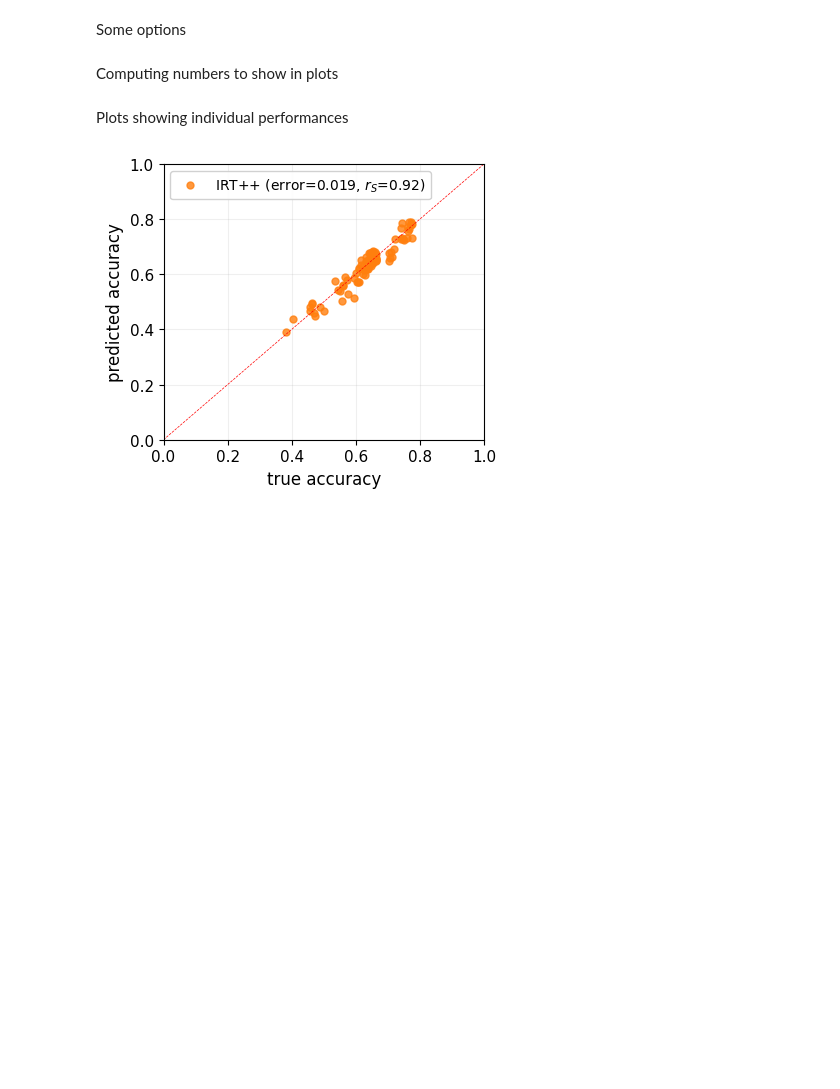
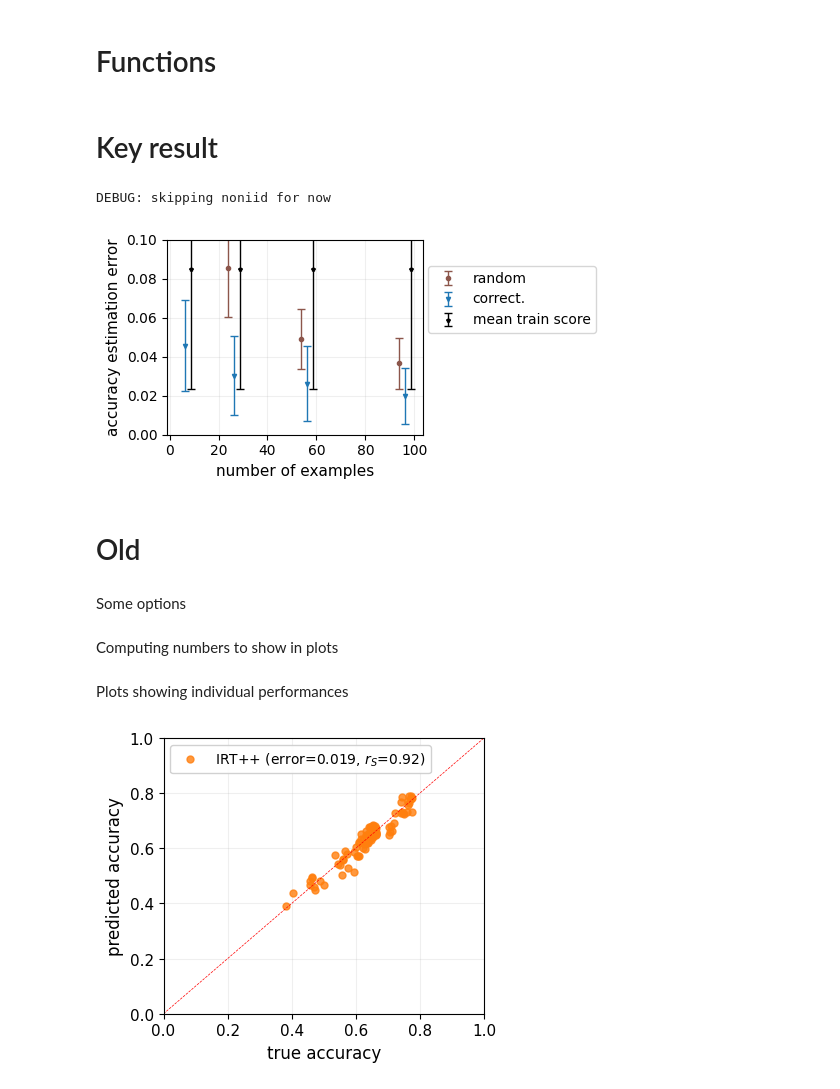
Before and after one commit to AlexanderRubinstein/efficbench, a Jupyter notebook: generate_plots.ipynb, the cells around one changed output. Drawn from its saved outputs; the diff is of its cells as text; code cells hidden in the pictures; blank space fills up the shorter version.

Commit message:
Add mean train score estimator baseline

```diff
--- a/generate_plots.ipynb
+++ b/generate_plots.ipynb
@@ -18,3 +20,5 @@ import pickle
 import numpy as np
 import matplotlib
 import matplotlib.pyplot as plt
+# %% [markdown]
+# Functions
@@ -20,0 +69,2 @@ import matplotlib.pyplot as plt
+# %% [markdown]
+# Key result
@@ -21,3 +83,46 @@ import matplotlib.pyplot as plt
+# %%
+plt.figure(figsize=(8,2.75))
+bench='mmlu_fields'
+methods = table_avg["mmlu_fields"]["iid"].keys()
+methods = [method for method in methods if method not in ['random_pirt', 'anchor_pirt', 'random_cirt', 'anchor_cirt', "anchor-irt_cirt", "anchor-irt_pirt"]]
+# Iterate over your benchmarks
+for i, split in enumerate(splits[bench]):  # Replace `benchmarks` with your list of benchmarks
+
+    if split == 'noniid':
+        print("DEBUG: skipping noniid for now")
+        continue
+    # Plot on the ith subplot
+    plt.subplot(1, 2, i+1)
+    if results == 'rank': ylabel='Spearman correlation \nfor LLMs ranking'
+    else: ylabel='accuracy estimation error'
+
+    if split == 'noniid':
+        cur_methods = [method for method in methods if method not in ['mean_train_score']] # [ADD][new estimator]
+    else:
+        cur_methods = methods
+
+    plot_perf_lines(
+        table_avg[bench][split],
+        table_std[bench][split],
+        methods=cur_methods,
+        title='',
+        xlabel='number of examples',
+        ylabel=ylabel,
+        ylim=ylim,
+        legend=i==0,
+        error_bar=True,
+        show_ylabel=split=='iid',
+        ncols=1,
+        posic=(1.35, .9)
+    )
+    plt.tight_layout()
+plt.savefig(f'plots/mmlu_performance_specialized_models_{results}.png', bbox_inches='tight', dpi=400, transparent=True)
+plt.show()
+# %% [output]
+DEBUG: skipping noniid for now
+[figure, added]
+# %% [markdown]
+# Old
 # %% [markdown]
 Some options
 # %%
```
Also changed, not shown: parts of 9 cells of this notebook, 3 other files.
